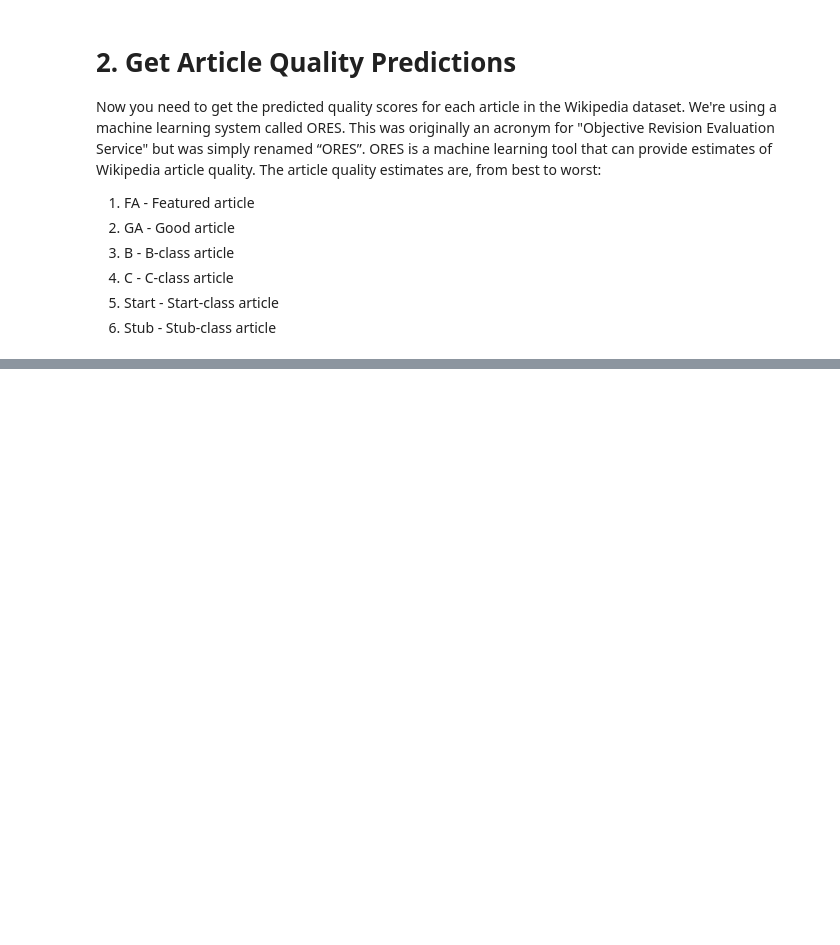
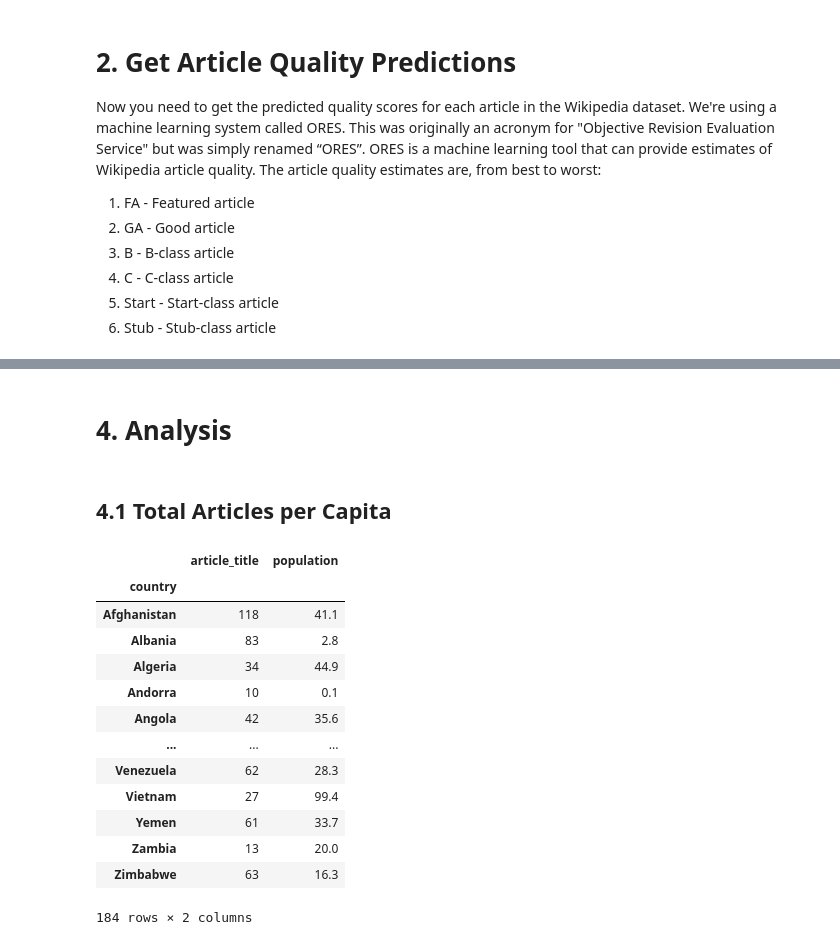
Before and after one commit to hbaghar/data-512-homework_2, a Jupyter notebook: HW2.ipynb, the cells around one changed output, grey strips where cells are left out. Saved outputs shown, nothing was run; the diff lists cells and outputs as text; code cells hidden in the pictures; blank space fills up the shorter version.

Commit message:
Completed analysis

```diff
--- a/HW2.ipynb
+++ b/HW2.ipynb
@@ -268,0 +326,24 @@ articles.to_csv("articles.csv", index=False)
+# %% [markdown]
+# 4. Analysis
+# %% [markdown]
+## 4.1 Total Articles per Capita
+# %%
+combined_data = combined_data[["country", "region", "population", "article_title", "revision_id", "article_quality"]]
+total_articles_by_country = combined_data.groupby("country").agg({"article_title":"count", "population":"max"}).reset_index()
+total_articles_by_country.set_index("country", inplace=True)
+total_articles_by_country
+# %% [output]
+|  | article_title | population |
+| country |  |  |
+| Afghanistan | 118 | 41.1 |
+| Albania | 83 | 2.8 |
+| Algeria | 34 | 44.9 |
+| Andorra | 10 | 0.1 |
+| Angola | 42 | 35.6 |
+| ... | ... | ... |
+| Venezuela | 62 | 28.3 |
+| Vietnam | 27 | 99.4 |
+| Yemen | 61 | 33.7 |
+| Zambia | 13 | 20.0 |
+| Zimbabwe | 63 | 16.3 |
+184 rows × 2 columns
```
Also changed, not shown: parts of 26 cells of this notebook, 2 other files.
